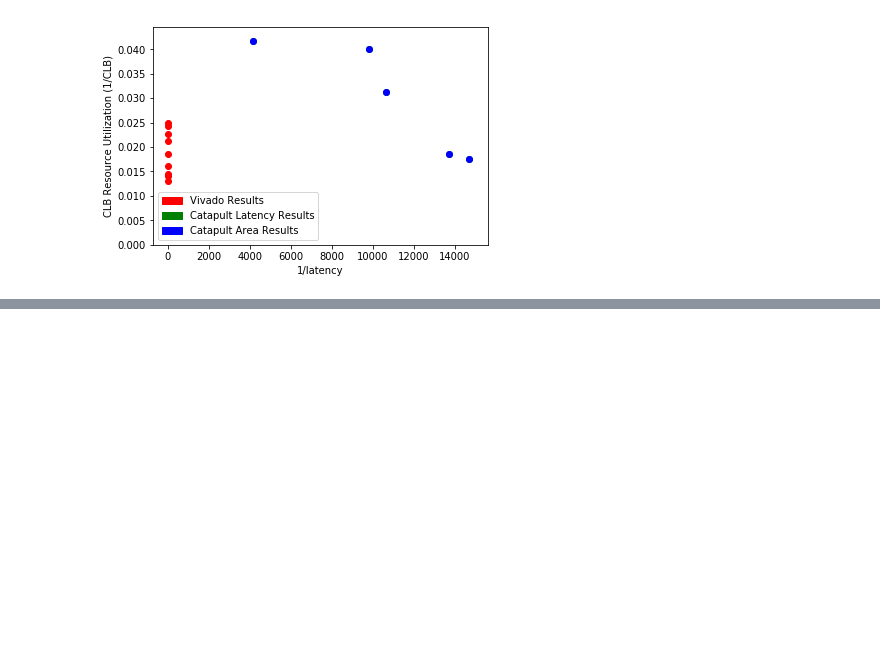
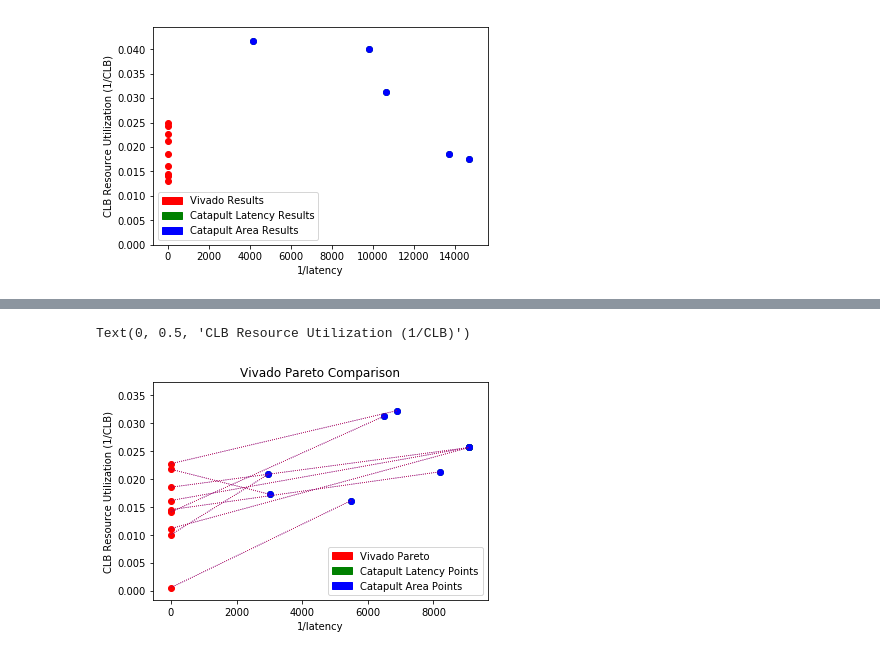
Before and after one commit to KastnerRG/Spector-HLS, a Jupyter notebook: matrix_multiplication/results/postproc/matmul_postproc.ipynb, the cells around one changed output, grey strips where cells are left out. Drawn from its saved outputs; the diff is of its cells as text; code cells hidden in the pictures; blank space fills up the shorter version.

Commit message:
Added matmul pareto comparison

```diff
--- a/matrix_multiplication/results/postproc/matmul_postproc.ipynb
+++ b/matrix_multiplication/results/postproc/matmul_postproc.ipynb
@@ -226,3 +226,7 @@ plt.ylim(0.000)
 # %% [output]
 (0.0, 0.0444769558781979)
 [figure]
+# %%
+vivdfx = pd.read_csv("../csv/vivado_matrixmul_sherlock.csv", index_col=0)
+c_latdfx = pd.read_csv("../csv/catapult_matmul_latency_sherlock.csv", index_col=0)
+c_areadfx = pd.read_csv("../csv/catapult_matmul_area_sherlock.csv", index_col=0)
@@ -228,0 +255,31 @@ plt.ylim(0.000)
+# %%
+li=[]
+for i in y_pareto1_index:
+    t1=c_latdfx.loc[(c_latdfx["knob_SUBDIM_X"]==vivdfx.loc[i]["knob_SUBDIM_X"]) & (c_latdfx["knob_SUBDIM_Y"]==vivdfx.loc[i]["knob_SUBDIM_Y"])& (c_latdfx["knob_UNROLL_FACTOR1"]==vivdfx.loc[i]["knob_UNROLL_FACTOR1"])& (c_latdfx["knob_UNROLL_FACTOR2"]==vivdfx.loc[i]["knob_UNROLL_FACTOR2"])& (c_latdfx["knob_UNROLL_FACTOR3"]==vivdfx.loc[i]["knob_UNROLL_FACTOR3"])& (c_latdfx["knob_DATA_BLOCK"]*vivdfx.loc[i]["knob_PARTITION_FACTOR"]==2048)]
+    t2=c_areadfx.loc[(c_areadfx["knob_SUBDIM_X"]==vivdfx.loc[i]["knob_SUBDIM_X"]) & (c_areadfx["knob_SUBDIM_Y"]==vivdfx.loc[i]["knob_SUBDIM_Y"])& (c_areadfx["knob_UNROLL_FACTOR1"]==vivdfx.loc[i]["knob_UNROLL_FACTOR1"])& (c_areadfx["knob_UNROLL_FACTOR2"]==vivdfx.loc[i]["knob_UNROLL_FACTOR2"])& (c_areadfx["knob_UNROLL_FACTOR3"]==vivdfx.loc[i]["knob_UNROLL_FACTOR3"])& (c_areadfx["knob_DATA_BLOCK"]*vivdfx.loc[i]["knob_PARTITION_FACTOR"]==2048)]
+    li.append((t1,i,t2))
+# %%
+for i in range(len(li)):
+    if li[i][0].empty==False and li[i][2].empty==False:
+        a=li[i][0].get_values()
+        b=li[i][2].get_values()
+        plt.scatter(x=1/vivdfx.loc[li[i][1]]["obj1"], y=1/vivdfx.loc[li[i][1]]["obj2"], c='r')
+        plt.scatter(x=1/(a[0][8]), y=1/(a[0][9]), c='g')
+        plt.scatter(x=1/(b[0][8]), y=1/(b[0][9]), c='b')
+
+for i in range(len(li)):
+    if li[i][0].empty==False and li[i][2].empty==False:
+        a=li[i][0].get_values()
+        b=li[i][2].get_values()
+        plt.plot([1/vivdfx.loc[li[i][1]]["obj1"], 1/(a[0][8])],[1/vivdfx.loc[li[i][1]]["obj2"], 1/a[0][9]],'b:',linewidth=0.8)
+        plt.plot([1/vivdfx.loc[li[i][1]]["obj1"], 1/(b[0][8])],[1/vivdfx.loc[li[i][1]]["obj2"], 1/b[0][9]],'r:',linewidth=0.8)
+red_data = mpatches.Patch(color='red', label='Vivado Pareto')
+green_data = mpatches.Patch(color='green', label='Catapult Latency Points')
+blue_data = mpatches.Patch(color='blue', label='Catapult Area Points')
+plt.legend(handles=[red_data, green_data,blue_data])
+plt.title('Vivado Pareto Comparison')
+plt.xlabel('1/latency')
+plt.ylabel('CLB Resource Utilization (1/CLB)')
+# %% [output]
+Text(0, 0.5, 'CLB Resource Utilization (1/CLB)')
+[figure, added]
```
Also changed, not shown: parts of 3 cells of this notebook, 3 other files.
